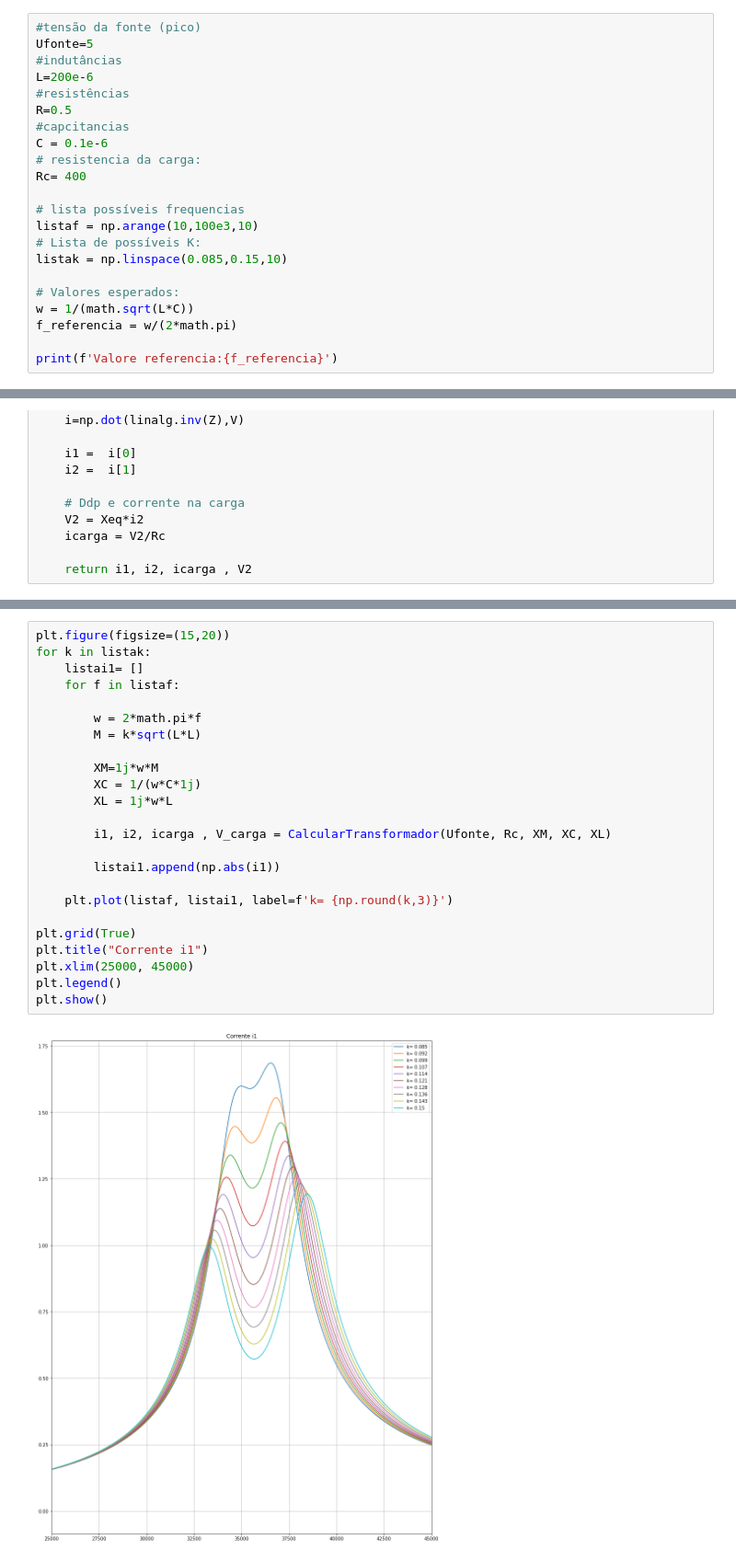
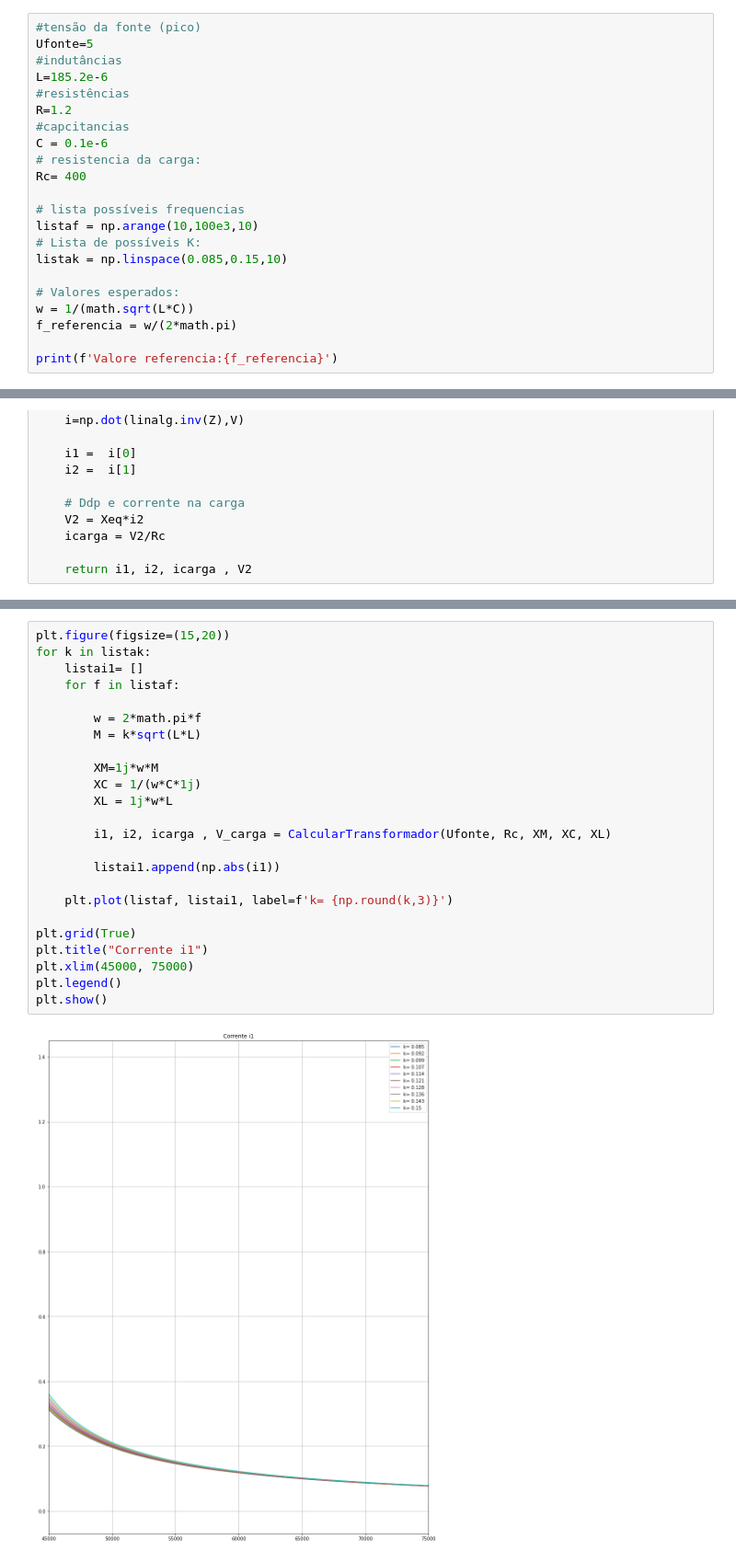
Before and after one commit to lorrancmlopes/projeto_eletromag_wpt, a Jupyter notebook: Projeto.ipynb, the cells around one changed output, grey strips where cells are left out. Shown at 92% size. Cells and saved outputs as stored; diff of their text form.

```diff
--- a/Projeto.ipynb
+++ b/Projeto.ipynb
@@ -13,9 +13,9 @@ import matplotlib.pyplot as plt
 #tensão da fonte (pico)
 Ufonte=5
 #indutâncias
-L=200e-6
+L=185.2e-6
 #resistências
-R=0.5
+R=1.2
 #capcitancias
 C = 0.1e-6
 # resistencia da carga:
@@ -104,29 +104,29 @@ Maior valor de i = 0.105 com k = 0.15
 # %%
 plt.figure(figsize=(15,20))
 for k in listak:
     listai1= []
     for f in listaf:
 
         w = 2*math.pi*f
         M = k*sqrt(L*L)
 
         XM=1j*w*M
         XC = 1/(w*C*1j)
         XL = 1j*w*L
 
         i1, i2, icarga , V_carga = CalcularTransformador(Ufonte, Rc, XM, XC, XL)
 
         listai1.append(np.abs(i1))
 
     plt.plot(listaf, listai1, label=f'k= {np.round(k,3)}')
 
 plt.grid(True)
 plt.title("Corrente i1")
-plt.xlim(25000, 45000)
+plt.xlim(45000, 75000)
 plt.legend()
 plt.show()
 # %% [output]
-[figure, old version]
+[figure, new version]
 # %%
 plt.figure(figsize=(15,20))
 
```
Also changed, not shown: parts of 6 cells of this notebook.
